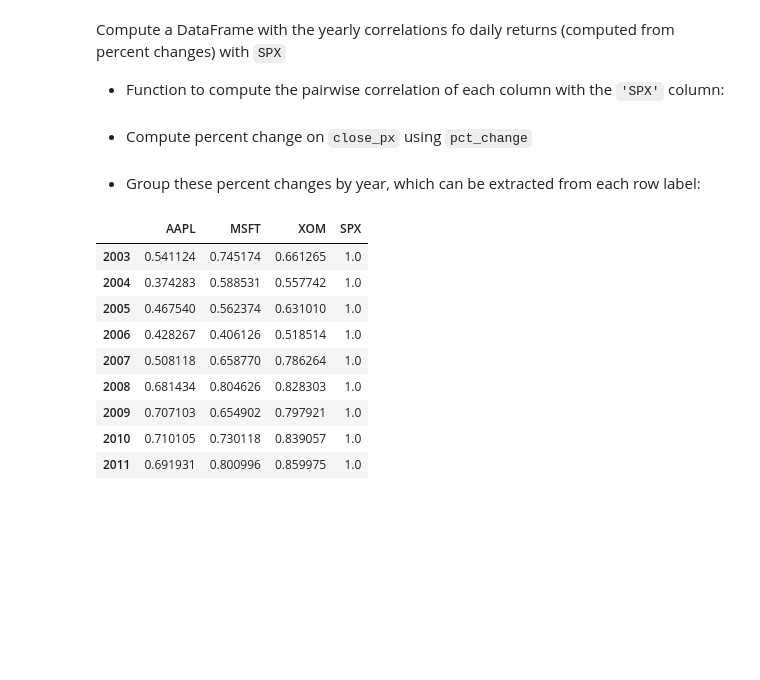
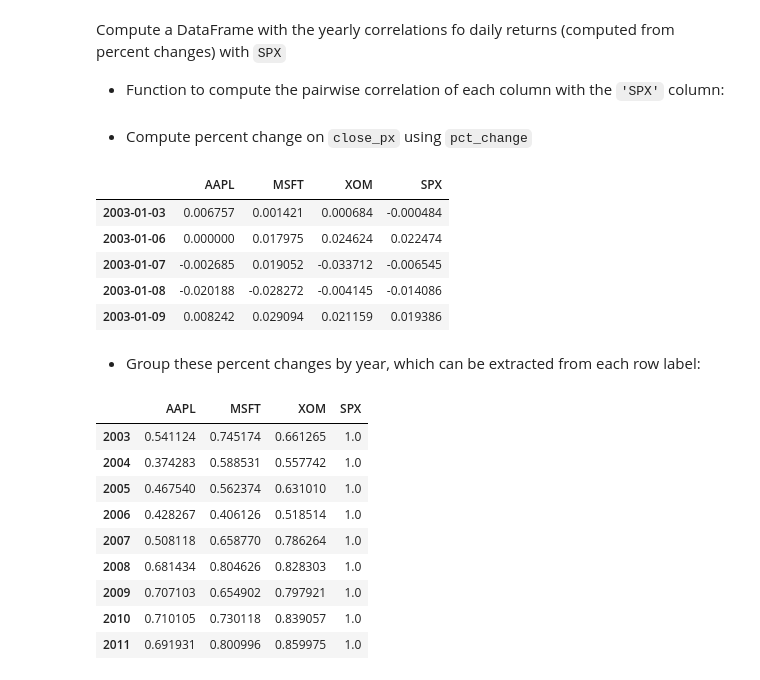
Before and after one commit to verku/pydata-book, a Jupyter notebook: ch10.ipynb, the cells around one changed output. Cells and saved outputs as stored; diff of their text form; code cells hidden in the pictures; blank space fills up the shorter version.

```diff
--- a/ch10.ipynb
+++ b/ch10.ipynb
@@ -975,6 +987,14 @@ spx_corr = lambda x: x.corrwith(x['SPX'])
 * Compute percent change on `close_px` using `pct_change`
 # %%
 rets = close_px.pct_change().dropna()
+rets[:5]
+# %% [output]
+|  | AAPL | MSFT | XOM | SPX |
+| 2003-01-03 | 0.006757 | 0.001421 | 0.000684 | -0.000484 |
+| 2003-01-06 | 0.000000 | 0.017975 | 0.024624 | 0.022474 |
+| 2003-01-07 | -0.002685 | 0.019052 | -0.033712 | -0.006545 |
+| 2003-01-08 | -0.020188 | -0.028272 | -0.004145 | -0.014086 |
+| 2003-01-09 | 0.008242 | 0.029094 | 0.021159 | 0.019386 |
 # %% [markdown]
 * Group these percent changes by year, which can be extracted from each row label:
 # %%
```
Also changed, not shown: parts of 20 cells of this notebook.
